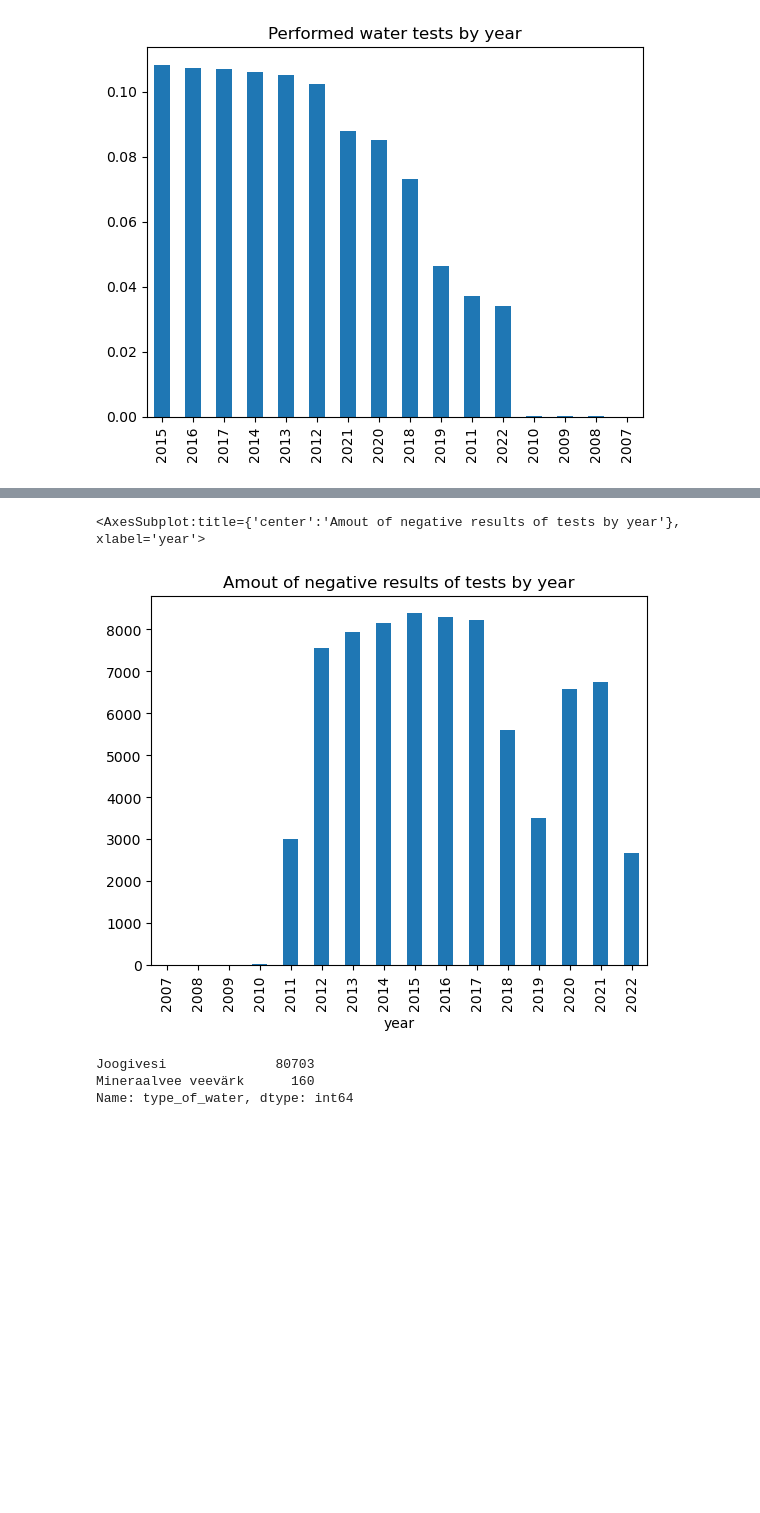
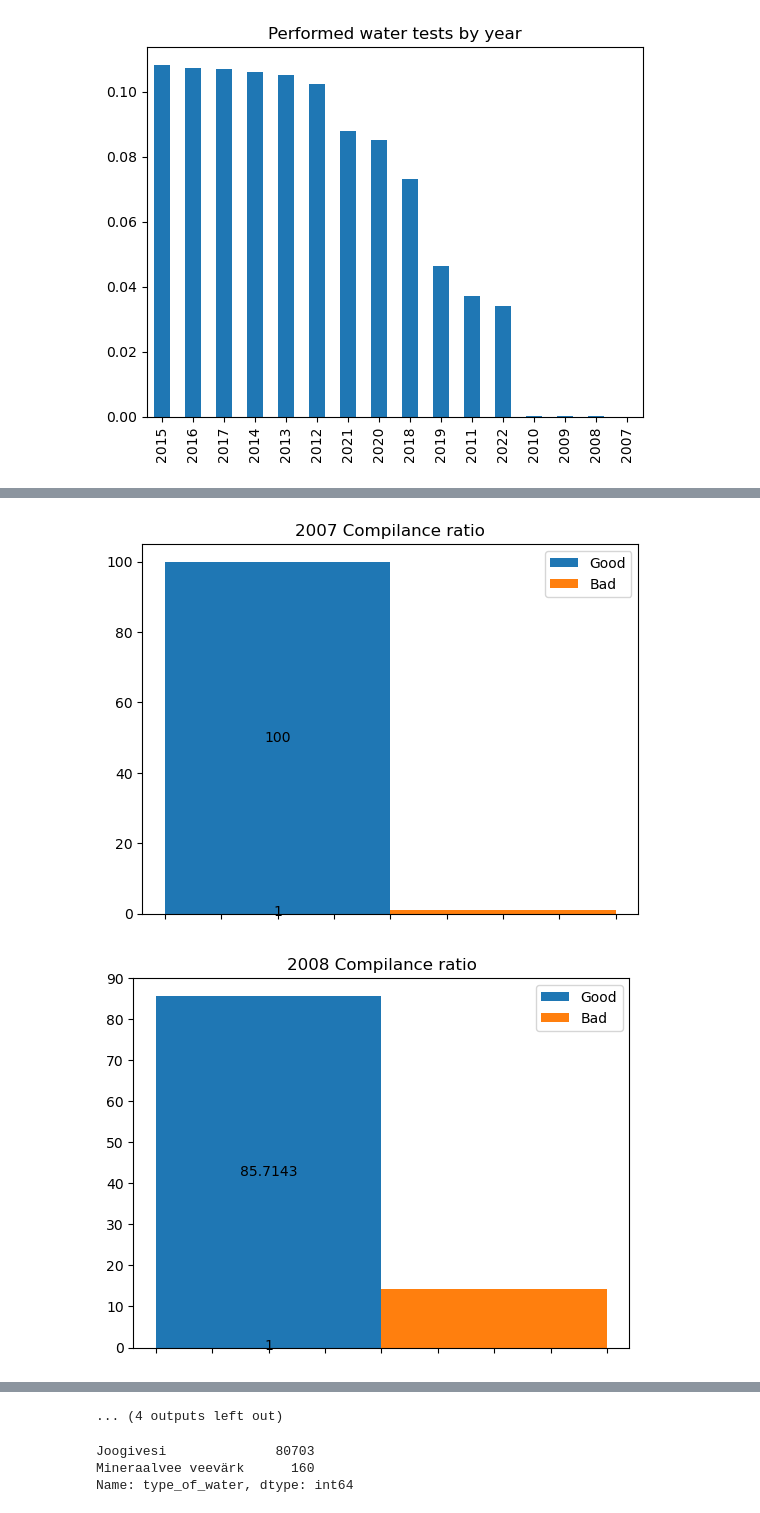
Before and after one commit to lunfman/DrinkingWaterQualityPrediction, a Jupyter notebook: open_data_analysis.ipynb, the cells around one changed output, grey strips where cells are left out. Drawn from its saved outputs; the diff is of its cells as text; code cells hidden in the pictures; blank space fills up the shorter version.

```diff
--- a/open_data_analysis.ipynb
+++ b/open_data_analysis.ipynb
@@ -105,3 +112,9 @@ df['year'].value_counts(normalize=True).plot(kind='bar', title='Performed water
 # %% [output]
 <AxesSubplot:title={'center':'Performed water tests by year'}>
 [figure]
+# %%
+test = pd.get_dummies(df,columns=['compilance'])
+test = test.groupby(by='year', as_index=False).sum()
+years = test.year
+# test.loc[0]
+test
@@ -108,3 +139,34 @@ df['year'].value_counts(normalize=True).plot(kind='bar', title='Performed water
 # %%
-df.groupby(by=["year"]).sum()['compilance'].plot(kind='bar', title='Amout of negative results of tests by year')
+import matplotlib.pyplot as plt
+import numpy as np
+
+def normalize_val(total, val):
+    return val/total * 100
+
+for index, year in enumerate(years):
+    fig, ax = plt.subplots()
+    ax.set_title(f'{year} Compilance ratio')
+    ax.set_xticklabels([])
+
+    cur_year_data = test.iloc[index]
+    good = cur_year_data.compilance_1
+    bad = cur_year_data.compilance_0
+
+    total = good + bad
+
+    good = normalize_val(total, good)
+    bad = normalize_val(total, bad)
+
+
+
+    a = plt.bar(-0.2, [good, 1], width=0.4, label = 'Good')
+    b = plt.bar(+0.2, [bad, 1], width=0.4, label = 'Bad')
+    ax.bar_label(a, label_type='center')
+
+#     ax.text(3 + 3, 3 + .25, str(3), color='blue', fontweight='bold')
+
+    ax.legend()
+    plt.show()
 # %% [output]
+[figure, new version]
+[figure, added]
@@ -111,5 +183,4 @@ df.groupby(by=["year"]).sum()['compilance'].plot(kind='bar', title='Amout of neg
-<AxesSubplot:title={'center':'Amout of negative results of tests by year'}, xlabel='year'>
+... (4 outputs left out)
-[figure, old version]
 # %%
 df['type_of_water'].value_counts()
 # %% [output]
```
Also changed, not shown: parts of 10 cells of this notebook, 4 other files.
